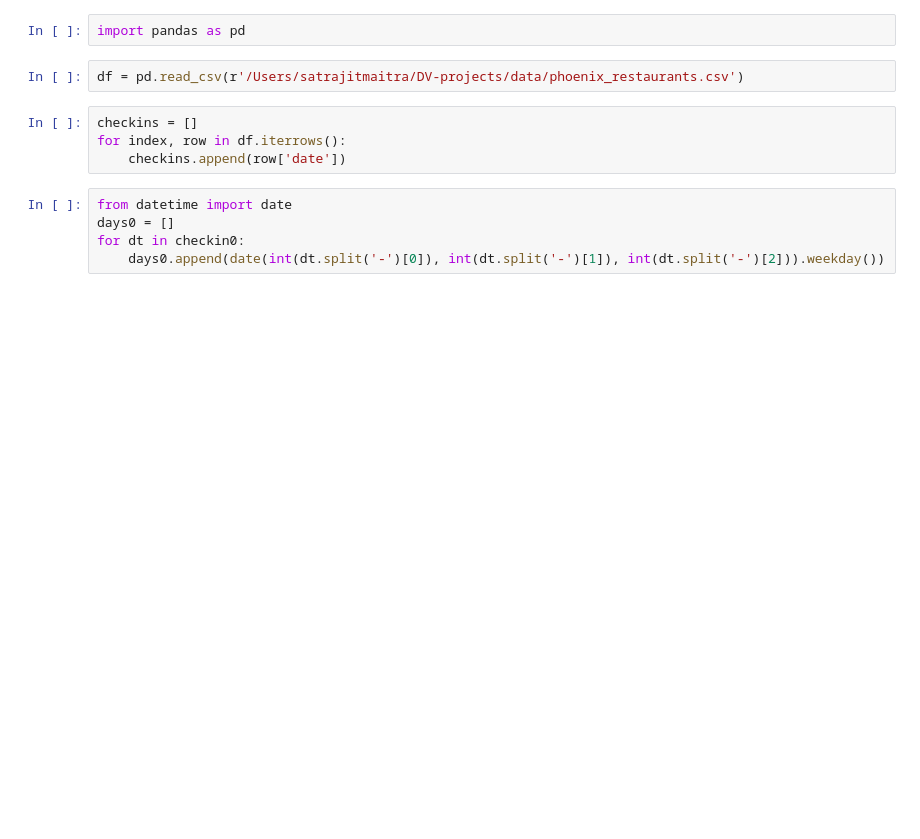
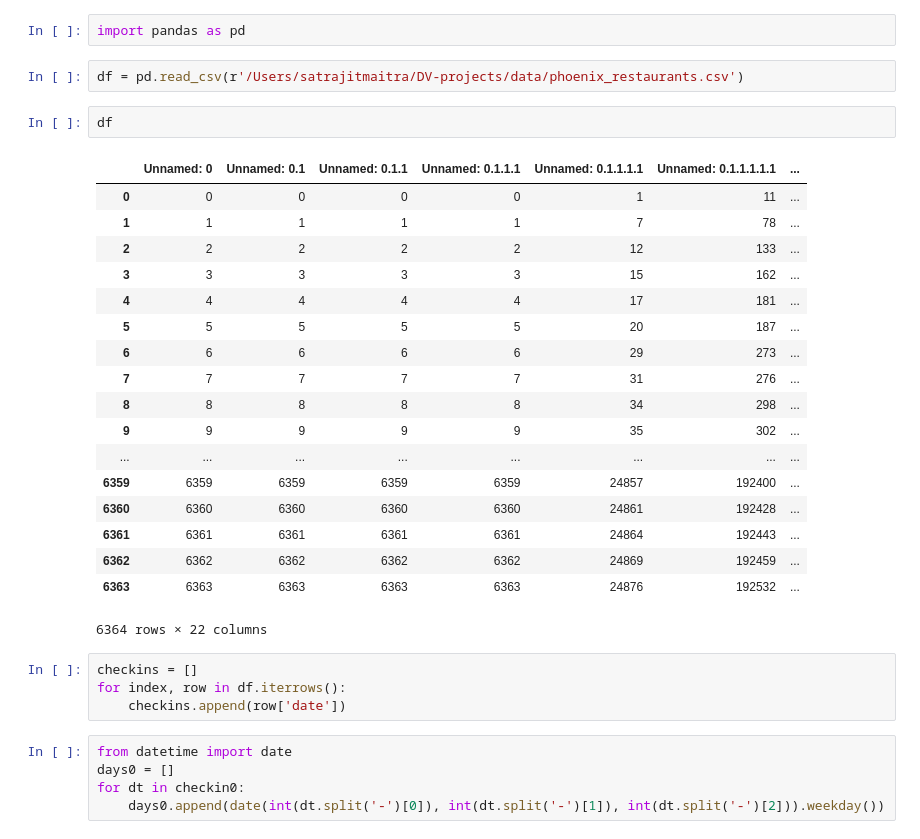
Before and after one commit to satrajitrik/Yelp-Dataset-Visualization, a Jupyter notebook: notebooks/ActivityWeek.ipynb, the cells around one changed output. Cells and saved outputs as stored; diff of their text form; blank space fills up the shorter version.

```diff
--- a/notebooks/ActivityWeek.ipynb
+++ b/notebooks/ActivityWeek.ipynb
@@ -2,6 +2,27 @@
 import pandas as pd
 # %%
 df = pd.read_csv(r'/Users/satrajitmaitra/DV-projects/data/phoenix_restaurants.csv')
+# %%
+df
+# %% [output]
+|  | Unnamed: 0 | Unnamed: 0.1 | Unnamed: 0.1.1 | Unnamed: 0.1.1.1 | Unnamed: 0.1.1.1.1 | Unnamed: 0.1.1.1.1.1 | ... |
+| 0 | 0 | 0 | 0 | 0 | 1 | 11 | ... |
+| 1 | 1 | 1 | 1 | 1 | 7 | 78 | ... |
+| 2 | 2 | 2 | 2 | 2 | 12 | 133 | ... |
+| 3 | 3 | 3 | 3 | 3 | 15 | 162 | ... |
+| 4 | 4 | 4 | 4 | 4 | 17 | 181 | ... |
+| 5 | 5 | 5 | 5 | 5 | 20 | 187 | ... |
+| 6 | 6 | 6 | 6 | 6 | 29 | 273 | ... |
+| 7 | 7 | 7 | 7 | 7 | 31 | 276 | ... |
+| 8 | 8 | 8 | 8 | 8 | 34 | 298 | ... |
+| 9 | 9 | 9 | 9 | 9 | 35 | 302 | ... |
+| ... | ... | ... | ... | ... | ... | ... | ... |
+| 6359 | 6359 | 6359 | 6359 | 6359 | 24857 | 192400 | ... |
+| 6360 | 6360 | 6360 | 6360 | 6360 | 24861 | 192428 | ... |
+| 6361 | 6361 | 6361 | 6361 | 6361 | 24864 | 192443 | ... |
+| 6362 | 6362 | 6362 | 6362 | 6362 | 24869 | 192459 | ... |
+| 6363 | 6363 | 6363 | 6363 | 6363 | 24876 | 192532 | ... |
+6364 rows × 22 columns
 # %%
 checkins = []
 for index, row in df.iterrows():
```
Also changed, not shown: parts of 3 cells of this notebook, 9 other files.
